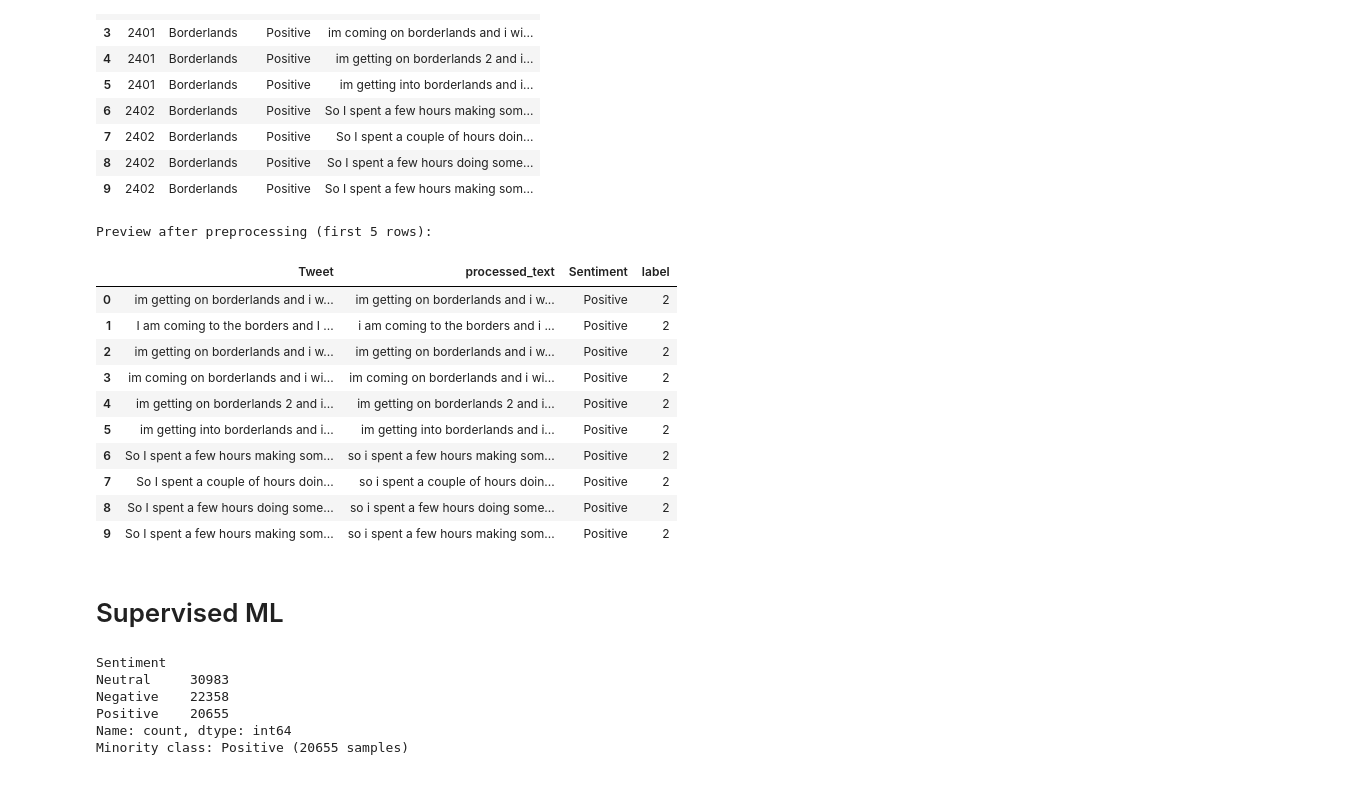
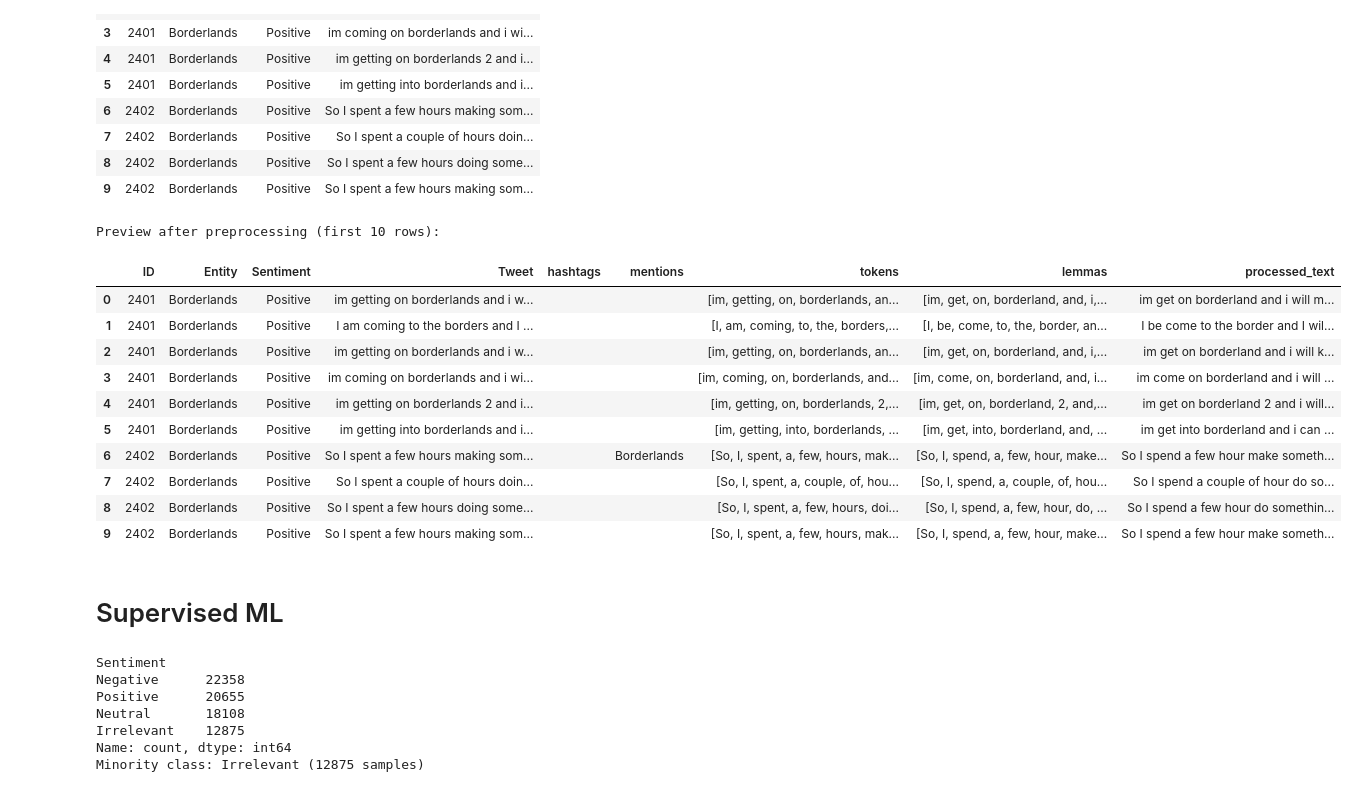
Before and after one commit to amirahSalah/Team-Route, a Jupyter notebook: notebooks/02_supervised.ipynb, the cells around one changed output. Cells and saved outputs as stored; diff of their text form; code cells hidden in the pictures.

```diff
--- a/notebooks/02_supervised.ipynb
+++ b/notebooks/02_supervised.ipynb
@@ -124,22 +56,22 @@ Preview before preprocessing (first 5 rows):
 # %%
 # preprocessing df
-proc_df = preprocess_df(df)
+proc_df = preprocess_data(df)
 
 # explore after preprocessing
-print('\nPreview after preprocessing (first 5 rows):')
-display(proc_df.head(10)[['Tweet', 'processed_text', 'Sentiment', 'label']])
+print('\nPreview after preprocessing (first 10 rows):')
+display(proc_df.head(10))
 # %% [output]
-Preview after preprocessing (first 5 rows):
+Preview after preprocessing (first 10 rows):
-|  | Tweet | processed_text | Sentiment | label |
-| 0 | im getting on borderlands and i w... | im getting on borderlands and i w... | Positive | 2 |
-| 1 | I am coming to the borders and I ... | i am coming to the borders and i ... | Positive | 2 |
-| 2 | im getting on borderlands and i w... | im getting on borderlands and i w... | Positive | 2 |
-| 3 | im coming on borderlands and i wi... | im coming on borderlands and i wi... | Positive | 2 |
-| 4 | im getting on borderlands 2 and i... | im getting on borderlands 2 and i... | Positive | 2 |
-| 5 | im getting into borderlands and i... | im getting into borderlands and i... | Positive | 2 |
-| 6 | So I spent a few hours making som... | so i spent a few hours making som... | Positive | 2 |
-| 7 | So I spent a couple of hours doin... | so i spent a couple of hours doin... | Positive | 2 |
-| 8 | So I spent a few hours doing some... | so i spent a few hours doing some... | Positive | 2 |
-| 9 | So I spent a few hours making som... | so i spent a few hours making som... | Positive | 2 |
+|  | ID | Entity | Sentiment | Tweet | hashtags | mentions | tokens | lemmas | processed_text |
+| 0 | 2401 | Borderlands | Positive | im getting on borderlands and i w... |  |  | [im, getting, on, borderlands, an... | [im, get, on, borderland, and, i,... | im get on borderland and i will m... |
+| 1 | 2401 | Borderlands | Positive | I am coming to the borders and I ... |  |  | [I, am, coming, to, the, borders,... | [I, be, come, to, the, border, an... | I be come to the border and I wil... |
+| 2 | 2401 | Borderlands | Positive | im getting on borderlands and i w... |  |  | [im, getting, on, borderlands, an... | [im, get, on, borderland, and, i,... | im get on borderland and i will k... |
+| 3 | 2401 | Borderlands | Positive | im coming on borderlands and i wi... |  |  | [im, coming, on, borderlands, and... | [im, come, on, borderland, and, i... | im come on borderland and i will ... |
+| 4 | 2401 | Borderlands | Positive | im getting on borderlands 2 and i... |  |  | [im, getting, on, borderlands, 2,... | [im, get, on, borderland, 2, and,... | im get on borderland 2 and i will... |
+| 5 | 2401 | Borderlands | Positive | im getting into borderlands and i... |  |  | [im, getting, into, borderlands, ... | [im, get, into, borderland, and, ... | im get into borderland and i can ... |
+| 6 | 2402 | Borderlands | Positive | So I spent a few hours making som... |  | Borderlands | [So, I, spent, a, few, hours, mak... | [So, I, spend, a, few, hour, make... | So I spend a few hour make someth... |
+| 7 | 2402 | Borderlands | Positive | So I spent a couple of hours doin... |  |  | [So, I, spent, a, couple, of, hou... | [So, I, spend, a, couple, of, hou... | So I spend a couple of hour do so... |
+| 8 | 2402 | Borderlands | Positive | So I spent a few hours doing some... |  |  | [So, I, spent, a, few, hours, doi... | [So, I, spend, a, few, hour, do, ... | So I spend a few hour do somethin... |
+| 9 | 2402 | Borderlands | Positive | So I spent a few hours making som... |  |  | [So, I, spent, a, few, hours, mak... | [So, I, spend, a, few, hour, make... | So I spend a few hour make someth... |
 # %% [markdown]
 # Supervised ML
@@ -164,16 +78,17 @@ logreg_clf = LogisticRegression(max_iter=2000, class_weight='balanced', random_s
 # %%
-# just explore agian
+# just explore class distribution
 counts = proc_df['Sentiment'].value_counts()
 print(counts)
 minority_label = counts.idxmin()
 minority_count = counts.min()
 print(f'Minority class: {minority_label} ({minority_count} samples)')
 
-# minority class: Positive (20832 samples)
+# minority class: Irrelevant (12875 samples)
 # %% [output]
 Sentiment
-Neutral     30983
-Negative    22358
-Positive    20655
+Negative      22358
+Positive      20655
+Neutral       18108
+Irrelevant    12875
 Name: count, dtype: int64
-Minority class: Positive (20655 samples)
+Minority class: Irrelevant (12875 samples)
```
Also changed, not shown: parts of 24 cells of this notebook, 4 other files.
